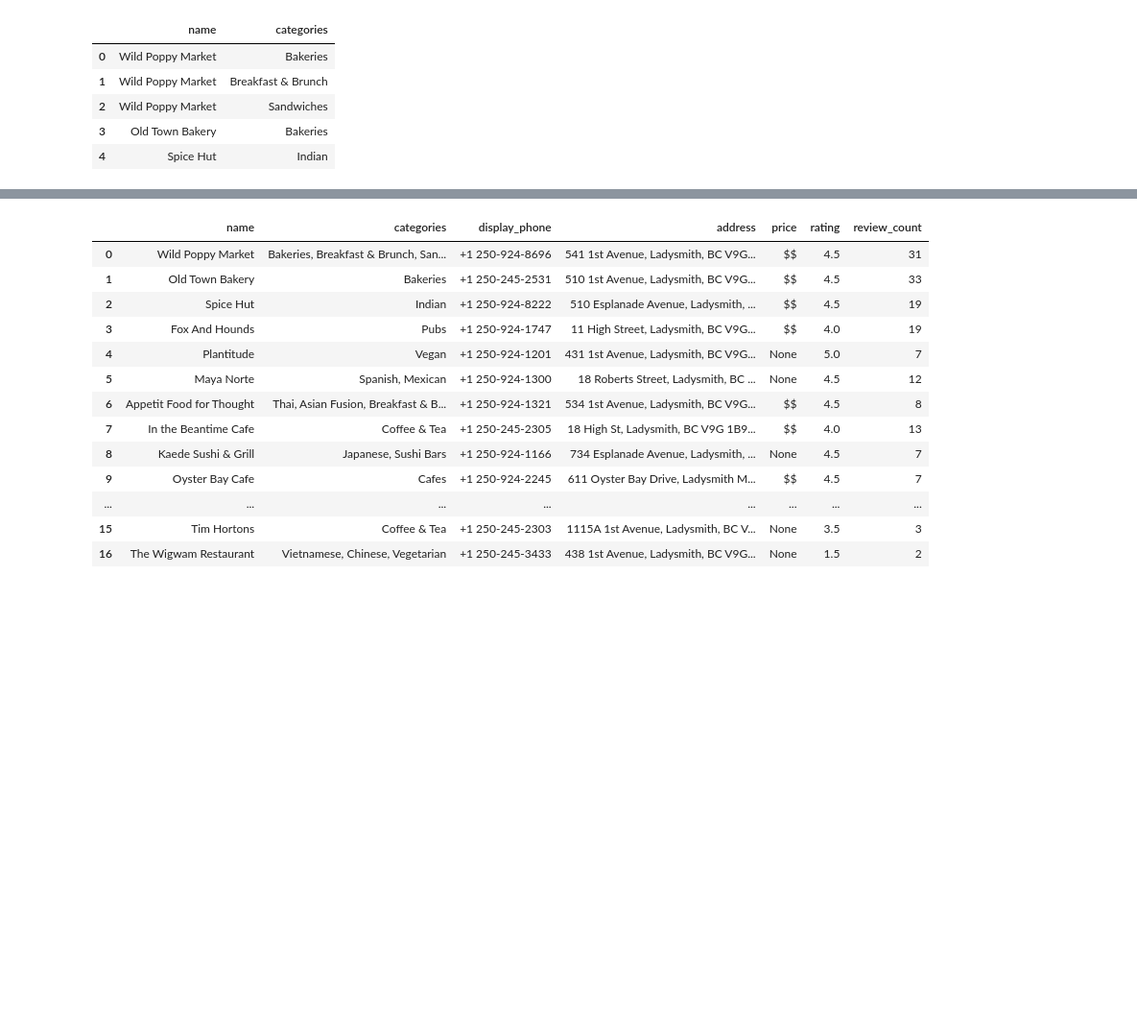
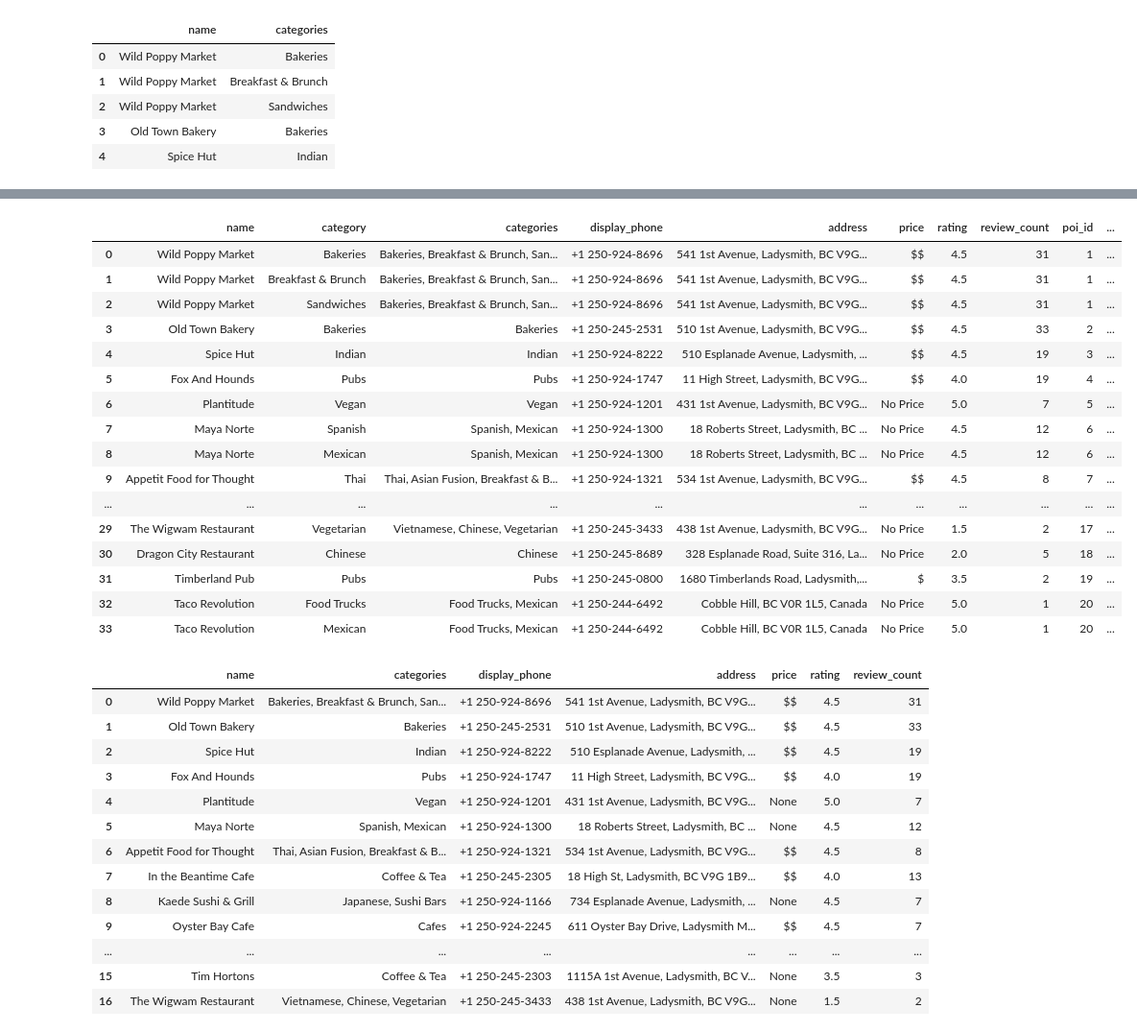
Before and after one commit to jess-moloney/mini-project-2, a Jupyter notebook: notebooks/EDA.ipynb, the cells around one changed output, grey strips where cells are left out. Shown at 96% size. Drawn from its saved outputs; the diff is of its cells as text; code cells hidden in the pictures; blank space fills up the shorter version.

```diff
--- a/notebooks/EDA.ipynb
+++ b/notebooks/EDA.ipynb
@@ -418,0 +397,2 @@ len(category_only_df)
+# %%
+categories_df['category'] = categories_df['category'].str.strip()
@@ -718,0 +746,2 @@ Query executed successfully
+# %%
+category_from_sql = pd.read_sql('select * from category', connection)
@@ -765,0 +848,3 @@ categories
+# %%
+poi_category_df = pd.merge(categories_df, Yelp_df, on='name', how='outer')
+poi_category_df.head()
@@ -766,3 +858,24 @@ categories
+# %%
+poi_category_new_df = pd.merge(poi_category_df, category_from_sql, on='category', how='left')
+poi_category_new_df
+# %% [output]
+|  | name | category | categories | display_phone | address | price | rating | review_count | poi_id | ... |
+| 0 | Wild Poppy Market | Bakeries | Bakeries, Breakfast & Brunch, San... | +1 250-924-8696 | 541 1st Avenue, Ladysmith, BC V9G... | $$ | 4.5 | 31 | 1 | ... |
+| 1 | Wild Poppy Market | Breakfast & Brunch | Bakeries, Breakfast & Brunch, San... | +1 250-924-8696 | 541 1st Avenue, Ladysmith, BC V9G... | $$ | 4.5 | 31 | 1 | ... |
+| 2 | Wild Poppy Market | Sandwiches | Bakeries, Breakfast & Brunch, San... | +1 250-924-8696 | 541 1st Avenue, Ladysmith, BC V9G... | $$ | 4.5 | 31 | 1 | ... |
+| 3 | Old Town Bakery | Bakeries | Bakeries | +1 250-245-2531 | 510 1st Avenue, Ladysmith, BC V9G... | $$ | 4.5 | 33 | 2 | ... |
+| 4 | Spice Hut | Indian | Indian | +1 250-924-8222 | 510 Esplanade Avenue, Ladysmith, ... | $$ | 4.5 | 19 | 3 | ... |
+| 5 | Fox And Hounds | Pubs | Pubs | +1 250-924-1747 | 11 High Street, Ladysmith, BC V9G... | $$ | 4.0 | 19 | 4 | ... |
+| 6 | Plantitude | Vegan | Vegan | +1 250-924-1201 | 431 1st Avenue, Ladysmith, BC V9G... | No Price | 5.0 | 7 | 5 | ... |
+| 7 | Maya Norte | Spanish | Spanish, Mexican | +1 250-924-1300 | 18 Roberts Street, Ladysmith, BC ... | No Price | 4.5 | 12 | 6 | ... |
+| 8 | Maya Norte | Mexican | Spanish, Mexican | +1 250-924-1300 | 18 Roberts Street, Ladysmith, BC ... | No Price | 4.5 | 12 | 6 | ... |
+| 9 | Appetit Food for Thought | Thai | Thai, Asian Fusion, Breakfast & B... | +1 250-924-1321 | 534 1st Avenue, Ladysmith, BC V9G... | $$ | 4.5 | 8 | 7 | ... |
+| ... | ... | ... | ... | ... | ... | ... | ... | ... | ... | ... |
+| 29 | The Wigwam Restaurant | Vegetarian | Vietnamese, Chinese, Vegetarian | +1 250-245-3433 | 438 1st Avenue, Ladysmith, BC V9G... | No Price | 1.5 | 2 | 17 | ... |
+| 30 | Dragon City Restaurant | Chinese | Chinese | +1 250-245-8689 | 328 Esplanade Road, Suite 316, La... | No Price | 2.0 | 5 | 18 | ... |
+| 31 | Timberland Pub | Pubs | Pubs | +1 250-245-0800 | 1680 Timberlands Road, Ladysmith,... | $ | 3.5 | 2 | 19 | ... |
+| 32 | Taco Revolution | Food Trucks | Food Trucks, Mexican | +1 250-244-6492 | Cobble Hill, BC V0R 1L5, Canada | No Price | 5.0 | 1 | 20 | ... |
+| 33 | Taco Revolution | Mexican | Food Trucks, Mexican | +1 250-244-6492 | Cobble Hill, BC V0R 1L5, Canada | No Price | 5.0 | 1 | 20 | ... |
 # %%
 result = pd.read_sql('select * from Businesses', connection)
 result
```
Also changed, not shown: parts of 35 cells of this notebook, 4 other files.
